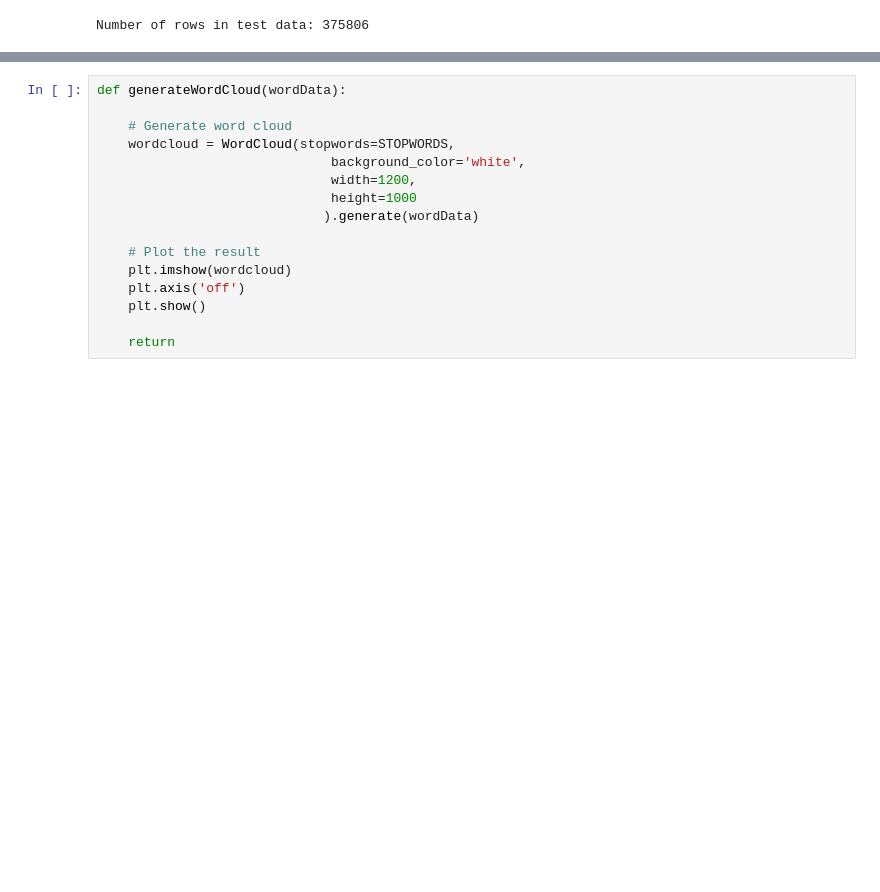
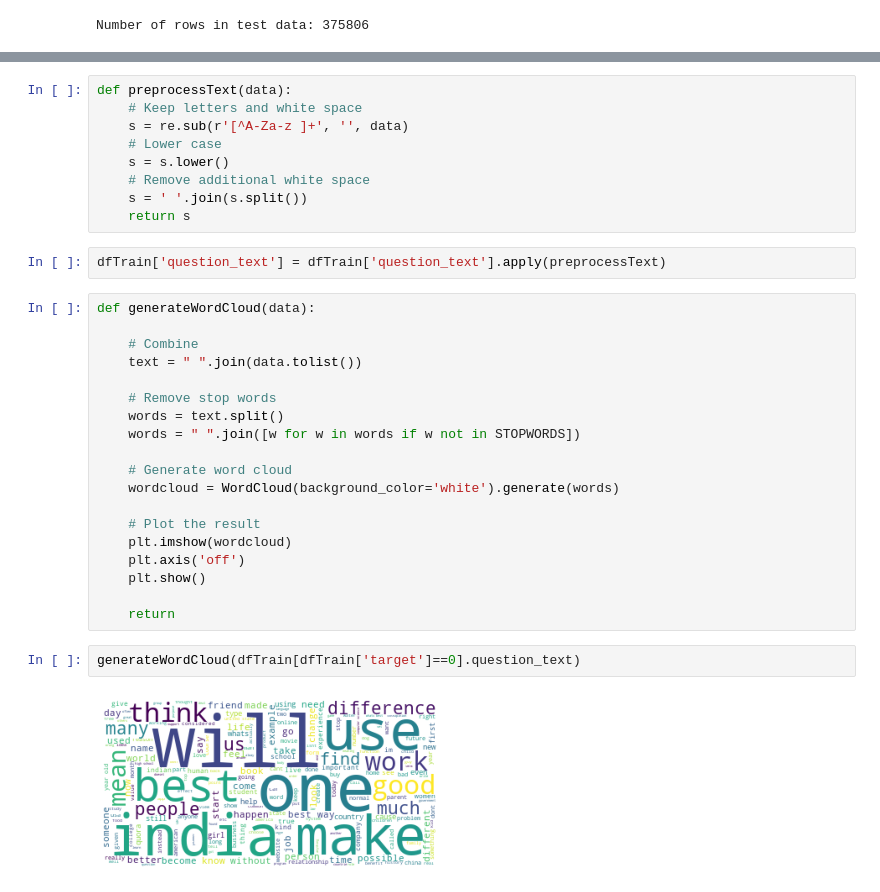
Before and after one commit to shiranimehr/Capstone-two, a Jupyter notebook: insincere_questions_classification/notebooks/Untitled.ipynb, the cells around one changed output, grey strips where cells are left out. Drawn from its saved outputs; the diff is of its cells as text; blank space fills up the shorter version.

Commit message:
Wordcloud added.

```diff
--- a/insincere_questions_classification/notebooks/Untitled.ipynb
+++ b/insincere_questions_classification/notebooks/Untitled.ipynb
@@ -55,12 +67,26 @@ generatePieChart(trainData['target'])
+# %%
+def preprocessText(data):
+    # Keep letters and white space
+    s = re.sub(r'[^A-Za-z ]+', '', data)
+    # Lower case
+    s = s.lower()
+    # Remove additional white space
+    s = ' '.join(s.split())
+    return s
+# %%
+dfTrain['question_text'] = dfTrain['question_text'].apply(preprocessText)
 # %%
-def generateWordCloud(wordData):
+def generateWordCloud(data):
+
+    # Combine
+    text = " ".join(data.tolist())
+
+    # Remove stop words
+    words = text.split()
+    words = " ".join([w for w in words if w not in STOPWORDS])
 
     # Generate word cloud
-    wordcloud = WordCloud(stopwords=STOPWORDS,
-                              background_color='white',
-                              width=1200,
-                              height=1000
-                             ).generate(wordData)
+    wordcloud = WordCloud(background_color='white').generate(words)
 
     # Plot the result
     plt.imshow(wordcloud)
@@ -68,3 +94,7 @@ def generateWordCloud(wordData):
     plt.show()
 
     return
+# %%
+generateWordCloud(dfTrain[dfTrain['target']==0].question_text)
+# %% [output]
+[figure, added]
```
Also changed, not shown: parts of 7 cells of this notebook.
